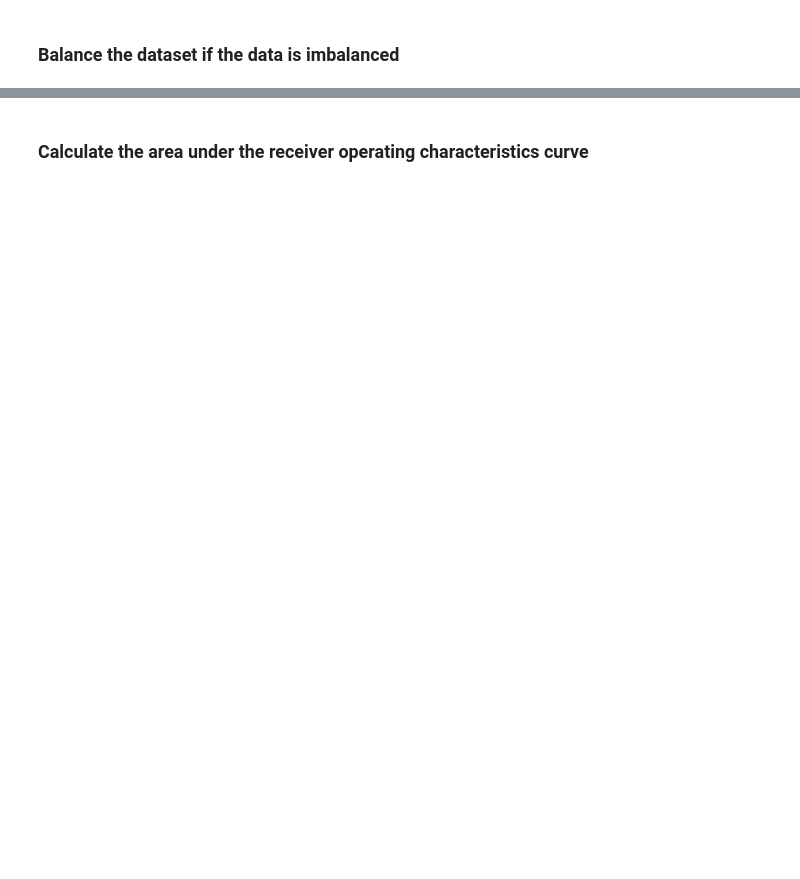
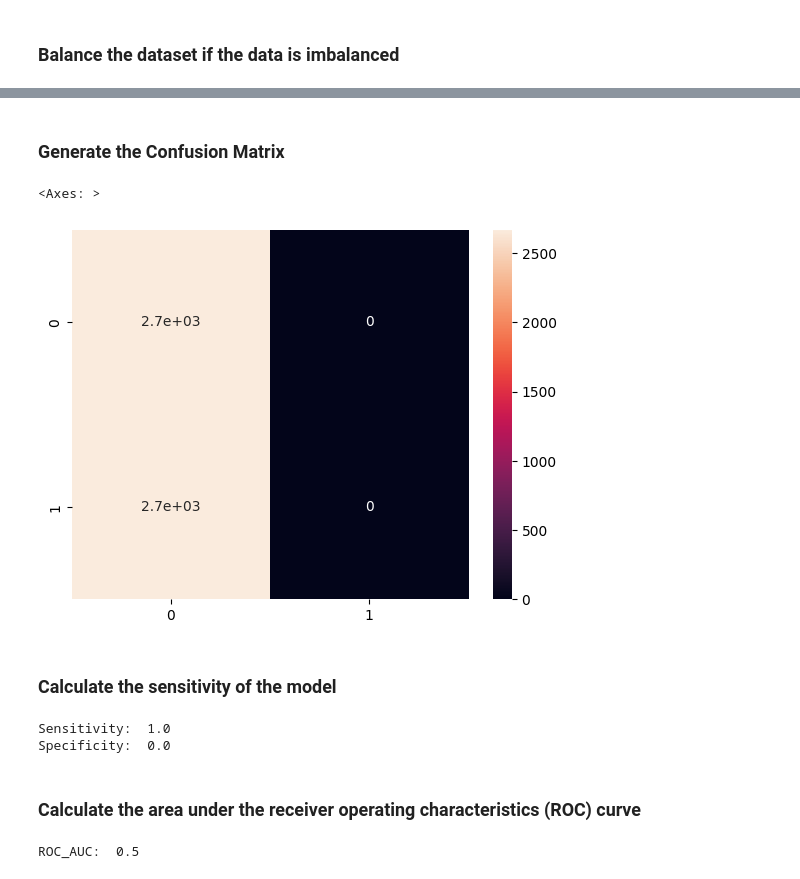
Before and after one commit to candy-hkuk/PGC-AIML, a Jupyter notebook: Course5/HomeLoanDataAnalysis_CH.ipynb, the cells around one changed output, grey strips where cells are left out. Saved outputs shown, nothing was run; the diff lists cells and outputs as text; code cells hidden in the pictures; blank space fills up the shorter version.

```diff
--- a/Course5/HomeLoanDataAnalysis_CH.ipynb
+++ b/Course5/HomeLoanDataAnalysis_CH.ipynb
@@ -76,0 +209,9 @@ Length: 122, dtype: int64
+# %%
+### Train-test Split the data
+from sklearn.model_selection import train_test_split
+X_train, X_test, y_train, y_test = train_test_split(
+    x, y, test_size=0.33, random_state=42)
+
+# Verify Split
+print(f"Shape of Train X(%s); y(%s)" % (X_train.shape, y_train.shape))
+print(f"Shape of Test X(%s); y(%s)" % (X_test.shape, y_test.shape))
@@ -76,0 +276,16 @@ Length: 122, dtype: int64
+# %%
+# Extract the number of features
+input_shape = X_train.shape[1]
+
+# Instantiate the HyperModel
+hypermodel = TrainModel(input_shape=input_shape)
+
+# Instantiate the tuner
+tuner = RandomSearch(
+    hypermodel,
+    objective='val_accuracy',
+    max_trials=10,
+    executions_per_trial=2,
+    directory='tuner_data',
+    project_name='loan_default_optimization'
+)
@@ -77 +308,4 @@ Length: 122, dtype: int64
+# %%
+# Get the best model
+model = tuner.get_best_models(num_models=1)[0]
 # %% [markdown]
@@ -86,0 +324,3 @@ Length: 122, dtype: int64
+# %%
+# predict the values of y
+y_pred = model.predict(X_test)
@@ -87,2 +348,32 @@ Length: 122, dtype: int64
+# %% [markdown]
+### Generate the Confusion Matrix
+# %%
+# Calculate confusion matrix
+from sklearn.metrics import confusion_matrix
+
+cm = confusion_matrix(y_test, y_pred)
+sb.heatmap(cm, annot=True)
+# %% [output]
+<Axes: >
+[figure, added]
+# %% [markdown]
+### Calculate the sensitivity of the model
+# %%
+total = sum(sum(cm))
+
+sensitivity = cm[0,0]/(cm[0,0]+cm[0,1])
+print("Sensitivity: ", sensitivity)
+
+specificity = cm[1,1]/(cm[1,0]+cm[1,1])
+print("Specificity: ", specificity)
+# %% [output]
+Sensitivity:  1.0
+Specificity:  0.0
 # %% [markdown]
-### Calculate the area under the receiver operating characteristics curve
+### Calculate the area under the receiver operating characteristics (ROC) curve
+# %%
+# Calculate and print the ROC
+auc = roc_auc_score(y_test, y_pred)
+print("ROC_AUC: ", auc)
+# %% [output]
+ROC_AUC:  0.5
```
Also changed, not shown: parts of 39 cells of this notebook.
